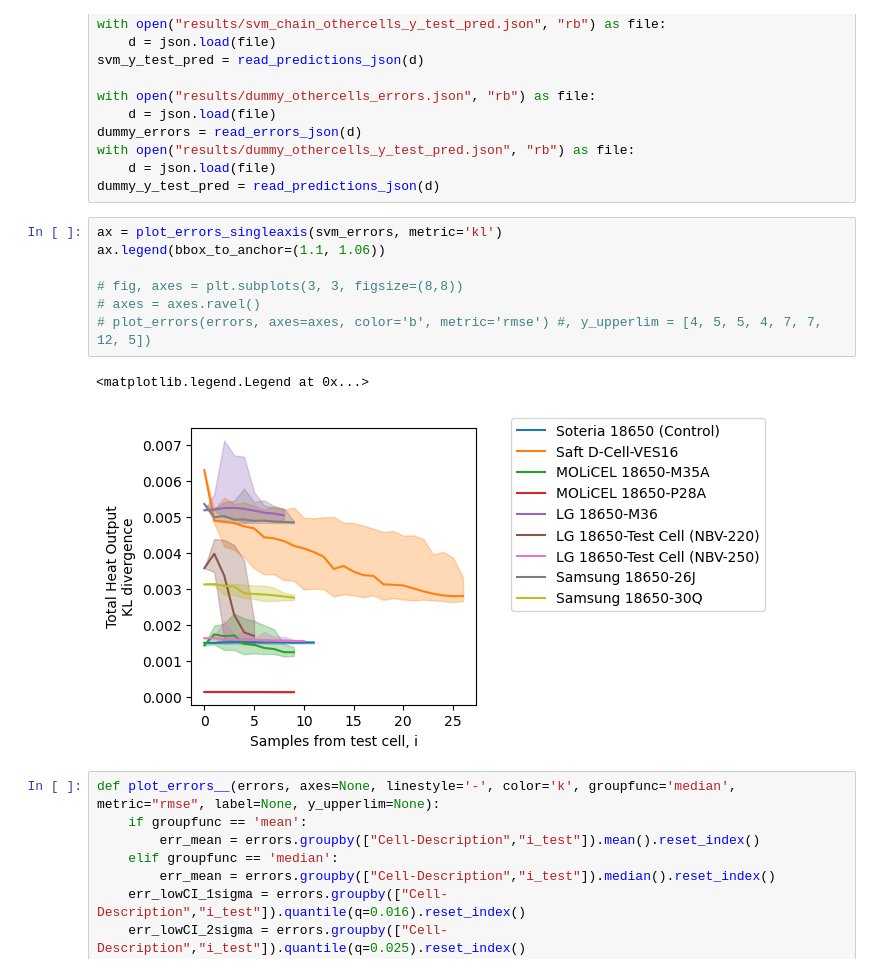
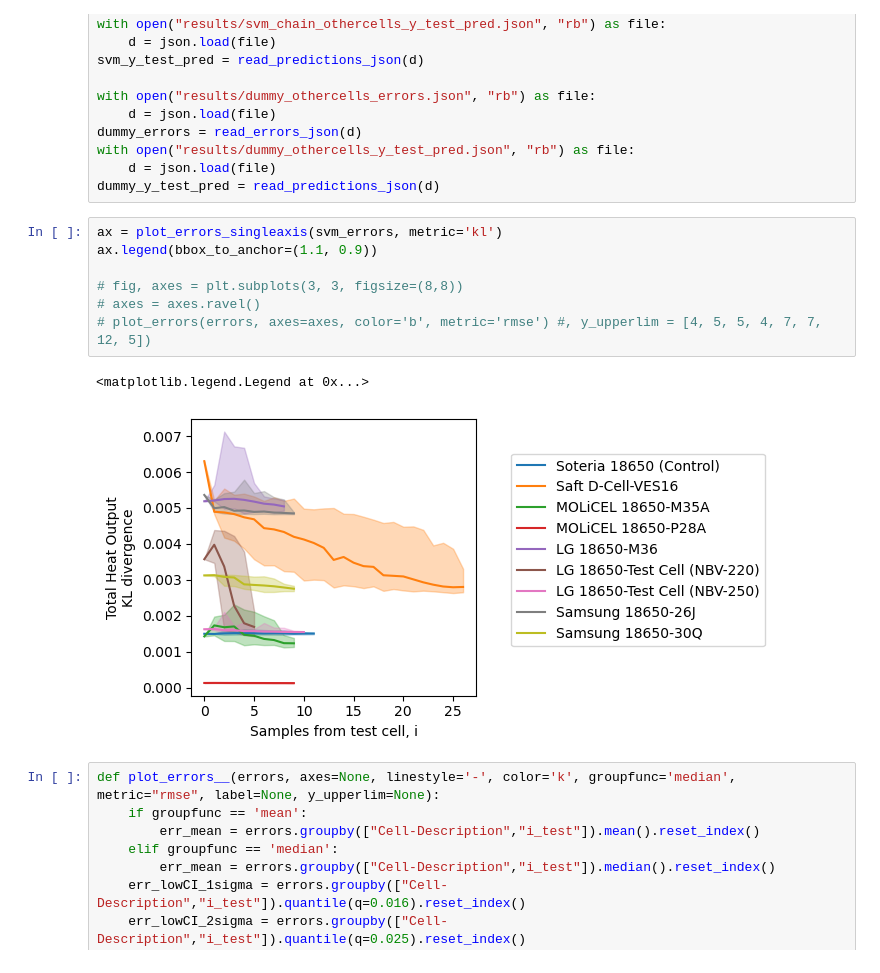
Before and after one commit to NREL/battery-heat-output, a Jupyter notebook: predict_all_other_cells.ipynb, the cells around one changed output. Drawn from its saved outputs; the diff is of its cells as text.

```diff
--- a/predict_all_other_cells.ipynb
+++ b/predict_all_other_cells.ipynb
@@ -179,14 +179,14 @@ with open("results/dummy_othercells_y_test_pred.json", "rb") as file:
 dummy_y_test_pred = read_predictions_json(d)
 # %%
 ax = plot_errors_singleaxis(svm_errors, metric='kl')
-ax.legend(bbox_to_anchor=(1.1, 1.06))
+ax.legend(bbox_to_anchor=(1.1, 0.9))
 
 # fig, axes = plt.subplots(3, 3, figsize=(8,8))
 # axes = axes.ravel()
 # plot_errors(errors, axes=axes, color='b', metric='rmse') #, y_upperlim = [4, 5, 5, 4, 7, 7, 12, 5])
 # %% [output]
 <matplotlib.legend.Legend at 0x...>
-[figure, old version]
+[figure, new version]
 # %%
 def plot_errors__(errors, axes=None, linestyle='-', color='k', groupfunc='median', metric="rmse", label=None, y_upperlim=None):
     if groupfunc == 'mean':
```
Also changed, not shown: parts of 1 cell of this notebook.
